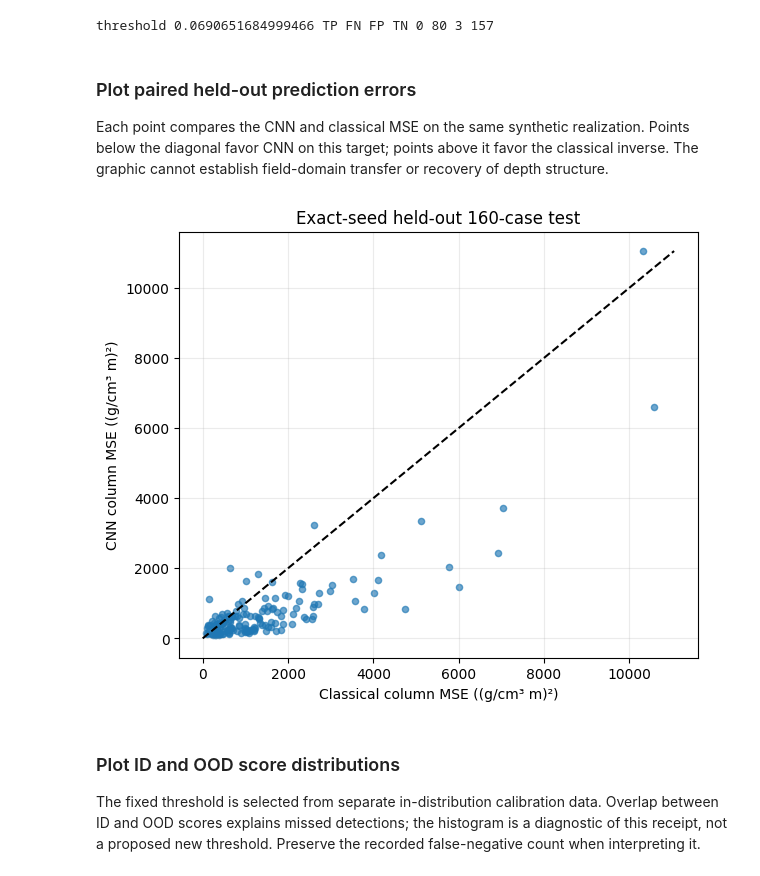
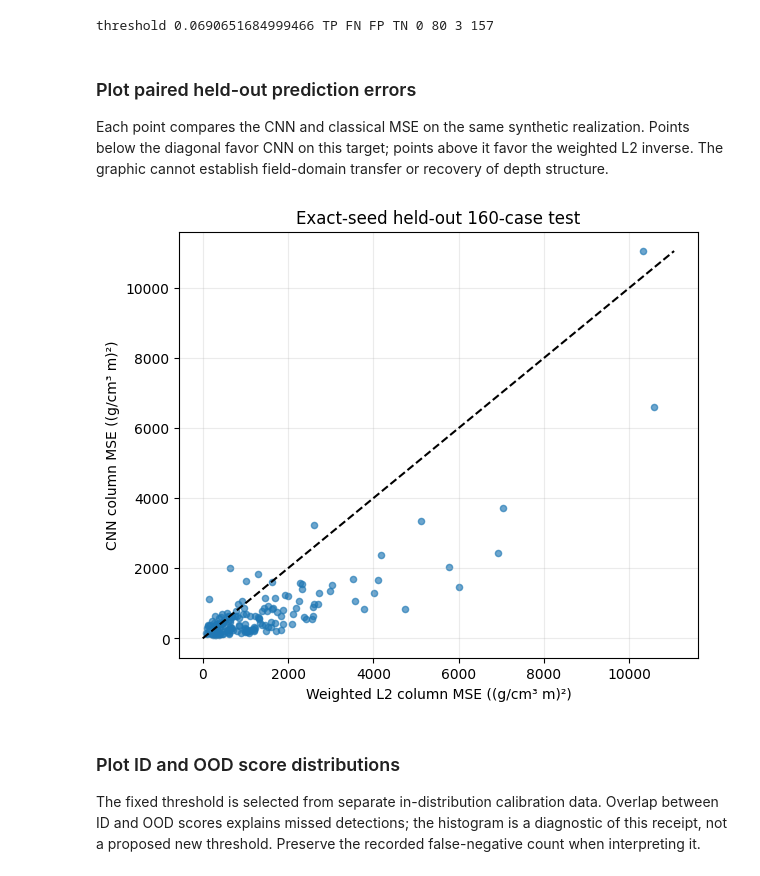
Before and after one commit to fsantibanezleal/CAOS_Geophysics, a Jupyter notebook: notebooks/en/08-learning/02-learning-heldout.ipynb, the cells around one changed output. Drawn from its saved outputs; the diff is of its cells as text; code cells hidden in the pictures.

```diff
--- a/notebooks/en/08-learning/02-learning-heldout.ipynb
+++ b/notebooks/en/08-learning/02-learning-heldout.ipynb
@@ -260,22 +260,22 @@ threshold 0.0690651684999466 TP FN FP TN 0 80 3 157
 # %% [markdown]
 ### Plot paired held-out prediction errors
 
-Each point compares the CNN and classical MSE on the same synthetic realization. Points below the diagonal favor CNN on this target; points above it favor the classical inverse. The graphic cannot establish field-domain transfer or recovery of depth structure.
+Each point compares the CNN and classical MSE on the same synthetic realization. Points below the diagonal favor CNN on this target; points above it favor the weighted L2 inverse. The graphic cannot establish field-domain transfer or recovery of depth structure.
 # %%
-# Compare every held-out CNN case with its same-input classical baseline.
+# Compare every held-out CNN case with the same-input weighted L2 result.
 fig, ax = plt.subplots(figsize=(6, 5), constrained_layout=True)
 ax.scatter(classical_mse, cnn_mse_physical, s=20, alpha=0.65)
 lim = max(float(classical_mse.max()), float(cnn_mse_physical.max()))
 ax.plot([0, lim], [0, lim], "k--")
 ax.set(
-    xlabel="Classical column MSE ((g/cm³ m)²)",
+    xlabel="Weighted L2 column MSE ((g/cm³ m)²)",
     ylabel="CNN column MSE ((g/cm³ m)²)",
     title="Exact-seed held-out 160-case test",
 )
 ax.grid(alpha=0.25)
 plt.show()
 # %% [output]
-[figure, old version]
+[figure, new version]
 # %% [markdown]
 ### Plot ID and OOD score distributions
 
```
Also changed, not shown: parts of 2 cells of this notebook, 68 other files.
